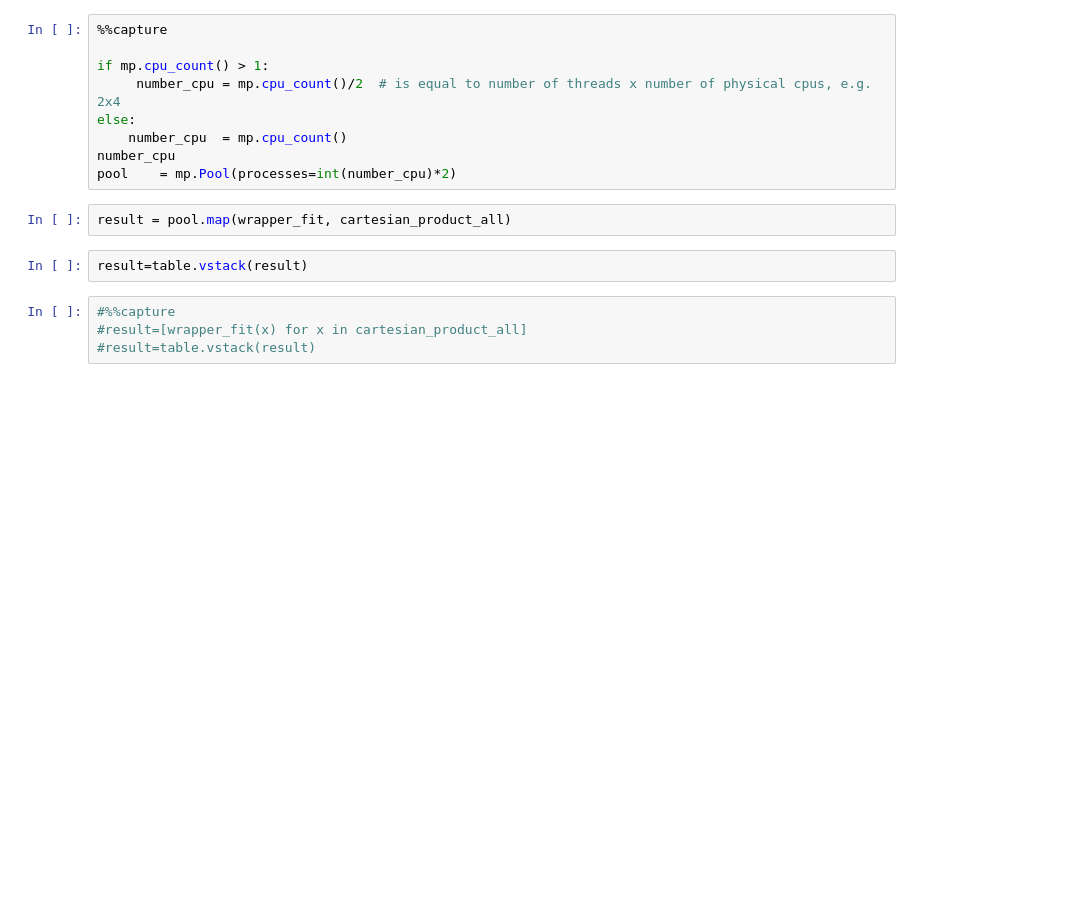
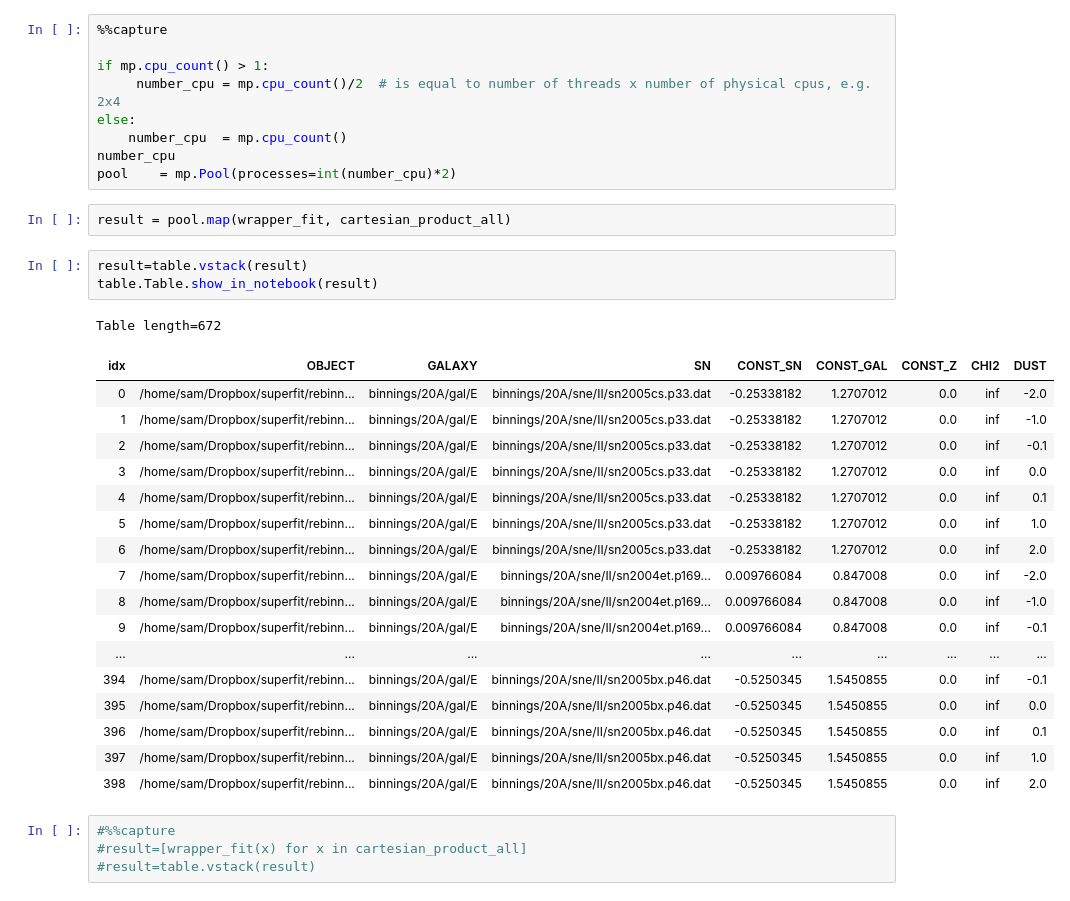
Before and after one commit to oyaron/NGSF, a Jupyter notebook: BFF.ipynb, the cells around one changed output. Saved outputs shown, nothing was run; the diff lists cells and outputs as text; blank space fills up the shorter version.

```diff
--- a/BFF.ipynb
+++ b/BFF.ipynb
@@ -315,6 +317,26 @@ pool	= mp.Pool(processes=int(number_cpu)*2)
 result = pool.map(wrapper_fit, cartesian_product_all)
 # %%
 result=table.vstack(result)
+table.Table.show_in_notebook(result)
+# %% [output]
+Table length=672
+| idx | OBJECT | GALAXY | SN | CONST_SN | CONST_GAL | CONST_Z | CHI2 | DUST |
+| 0 | /home/sam/Dropbox/superfit/rebinn... | binnings/20A/gal/E | binnings/20A/sne/II/sn2005cs.p33.dat | -0.25338182 | 1.2707012 | 0.0 | inf | -2.0 |
+| 1 | /home/sam/Dropbox/superfit/rebinn... | binnings/20A/gal/E | binnings/20A/sne/II/sn2005cs.p33.dat | -0.25338182 | 1.2707012 | 0.0 | inf | -1.0 |
+| 2 | /home/sam/Dropbox/superfit/rebinn... | binnings/20A/gal/E | binnings/20A/sne/II/sn2005cs.p33.dat | -0.25338182 | 1.2707012 | 0.0 | inf | -0.1 |
+| 3 | /home/sam/Dropbox/superfit/rebinn... | binnings/20A/gal/E | binnings/20A/sne/II/sn2005cs.p33.dat | -0.25338182 | 1.2707012 | 0.0 | inf | 0.0 |
+| 4 | /home/sam/Dropbox/superfit/rebinn... | binnings/20A/gal/E | binnings/20A/sne/II/sn2005cs.p33.dat | -0.25338182 | 1.2707012 | 0.0 | inf | 0.1 |
+| 5 | /home/sam/Dropbox/superfit/rebinn... | binnings/20A/gal/E | binnings/20A/sne/II/sn2005cs.p33.dat | -0.25338182 | 1.2707012 | 0.0 | inf | 1.0 |
+| 6 | /home/sam/Dropbox/superfit/rebinn... | binnings/20A/gal/E | binnings/20A/sne/II/sn2005cs.p33.dat | -0.25338182 | 1.2707012 | 0.0 | inf | 2.0 |
+| 7 | /home/sam/Dropbox/superfit/rebinn... | binnings/20A/gal/E | binnings/20A/sne/II/sn2004et.p169... | 0.009766084 | 0.847008 | 0.0 | inf | -2.0 |
+| 8 | /home/sam/Dropbox/superfit/rebinn... | binnings/20A/gal/E | binnings/20A/sne/II/sn2004et.p169... | 0.009766084 | 0.847008 | 0.0 | inf | -1.0 |
+| 9 | /home/sam/Dropbox/superfit/rebinn... | binnings/20A/gal/E | binnings/20A/sne/II/sn2004et.p169... | 0.009766084 | 0.847008 | 0.0 | inf | -0.1 |
+| ... | ... | ... | ... | ... | ... | ... | ... | ... |
+| 394 | /home/sam/Dropbox/superfit/rebinn... | binnings/20A/gal/E | binnings/20A/sne/II/sn2005bx.p46.dat | -0.5250345 | 1.5450855 | 0.0 | inf | -0.1 |
+| 395 | /home/sam/Dropbox/superfit/rebinn... | binnings/20A/gal/E | binnings/20A/sne/II/sn2005bx.p46.dat | -0.5250345 | 1.5450855 | 0.0 | inf | 0.0 |
+| 396 | /home/sam/Dropbox/superfit/rebinn... | binnings/20A/gal/E | binnings/20A/sne/II/sn2005bx.p46.dat | -0.5250345 | 1.5450855 | 0.0 | inf | 0.1 |
+| 397 | /home/sam/Dropbox/superfit/rebinn... | binnings/20A/gal/E | binnings/20A/sne/II/sn2005bx.p46.dat | -0.5250345 | 1.5450855 | 0.0 | inf | 1.0 |
+| 398 | /home/sam/Dropbox/superfit/rebinn... | binnings/20A/gal/E | binnings/20A/sne/II/sn2005bx.p46.dat | -0.5250345 | 1.5450855 | 0.0 | inf | 2.0 |
 # %%
 #%%capture
 #result=[wrapper_fit(x) for x in cartesian_product_all]
```
Also changed, not shown: parts of 9 cells of this notebook.
